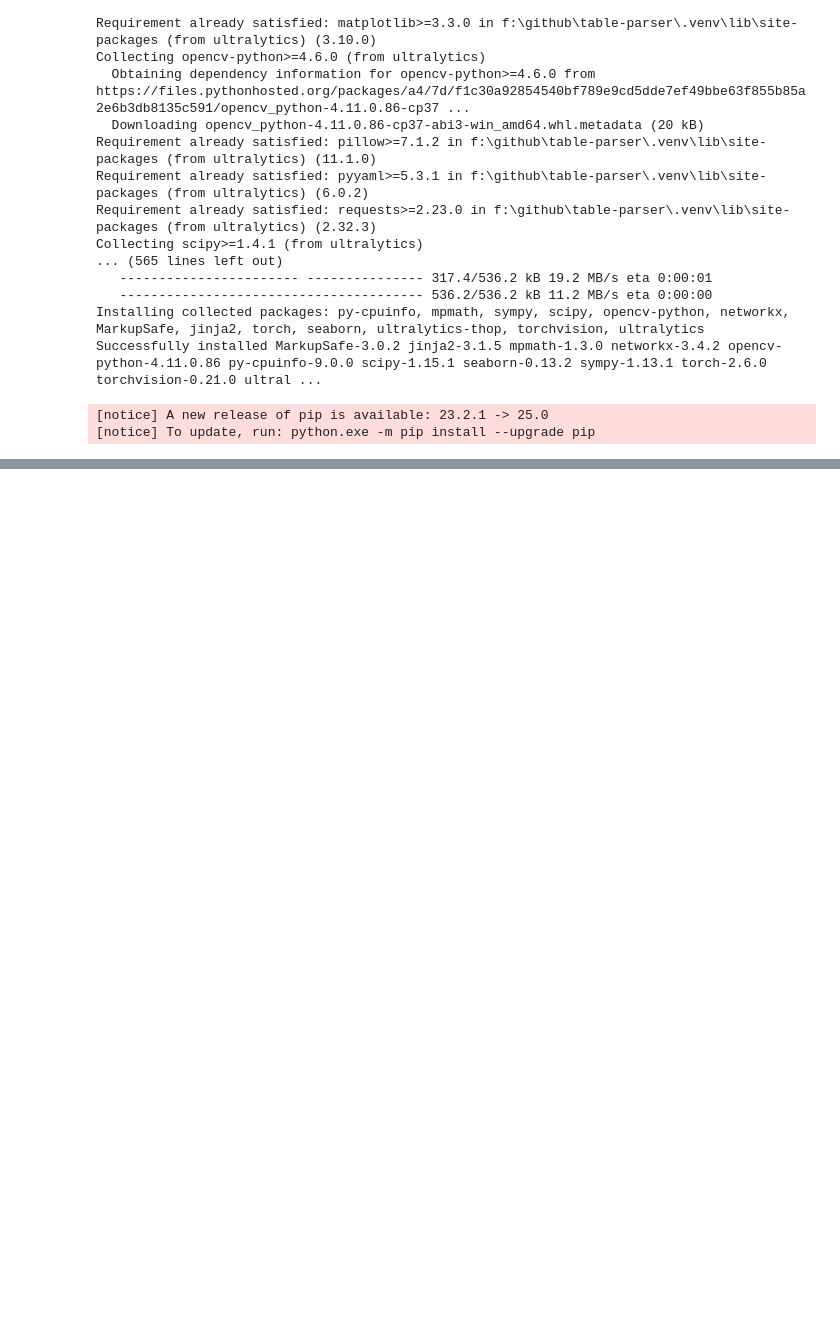
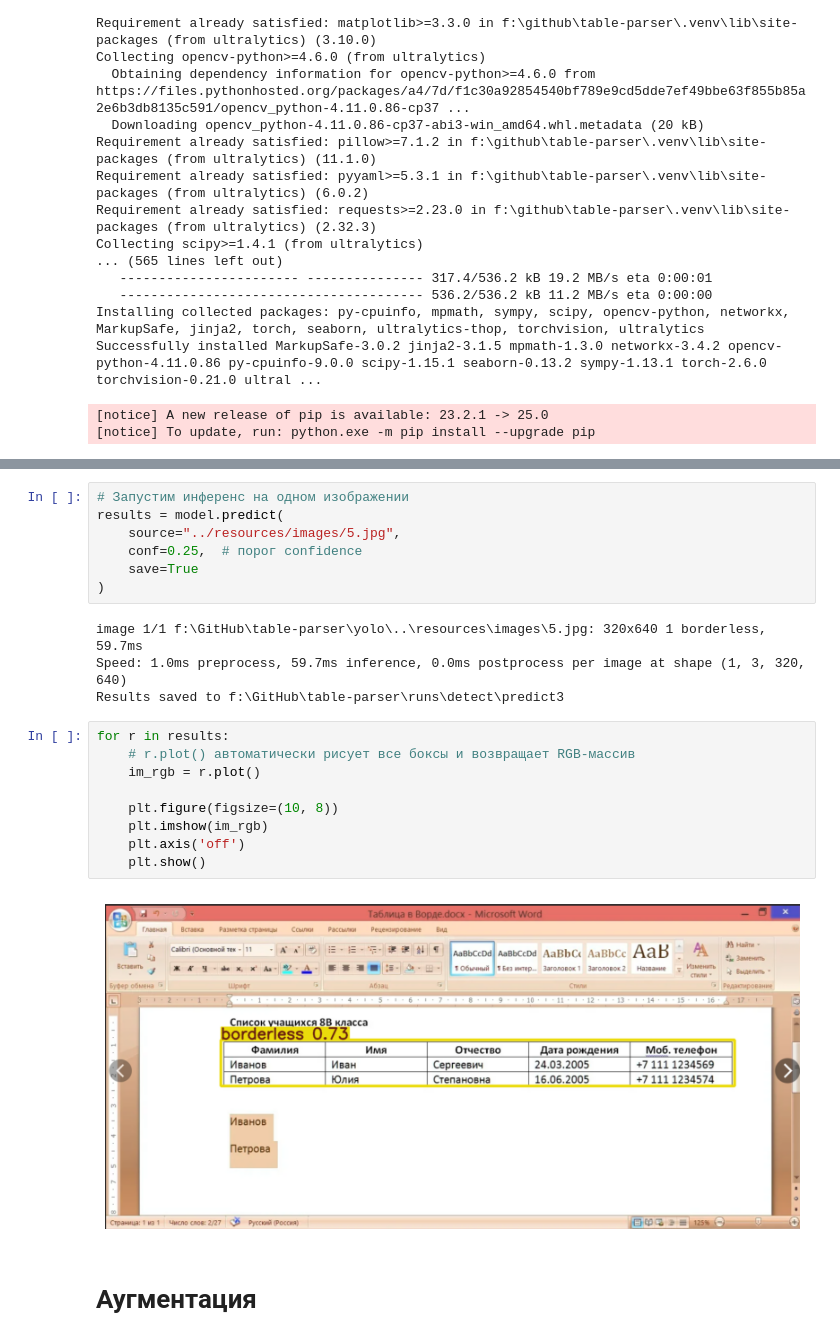
Before and after one commit to diemvs/table-parser, a Jupyter notebook: yolo/yolo_usage.ipynb, the cells around one changed output, grey strips where cells are left out. Drawn from its saved outputs; the diff is of its cells as text; blank space fills up the shorter version.

```diff
--- a/yolo/yolo_usage.ipynb
+++ b/yolo/yolo_usage.ipynb
@@ -171,0 +212,24 @@ Starting training for 50 epochs...
+# %%
+# Запустим инференс на одном изображении
+results = model.predict(
+    source="../resources/images/5.jpg",
+    conf=0.25,  # порог confidence
+    save=True
+)
+# %% [output]
+image 1/1 f:\GitHub\table-parser\yolo\..\resources\images\5.jpg: 320x640 1 borderless, 59.7ms
+Speed: 1.0ms preprocess, 59.7ms inference, 0.0ms postprocess per image at shape (1, 3, 320, 640)
+Results saved to f:\GitHub\table-parser\runs\detect\predict3
+# %%
+for r in results:
+    # r.plot() автоматически рисует все боксы и возвращает RGB-массив
+    im_rgb = r.plot()
+
+    plt.figure(figsize=(10, 8))
+    plt.imshow(im_rgb)
+    plt.axis('off')
+    plt.show()
+# %% [output]
+[figure, added]
+# %% [markdown]
+# Аугментация
```
Also changed, not shown: parts of 23 cells of this notebook, 2 other files.
